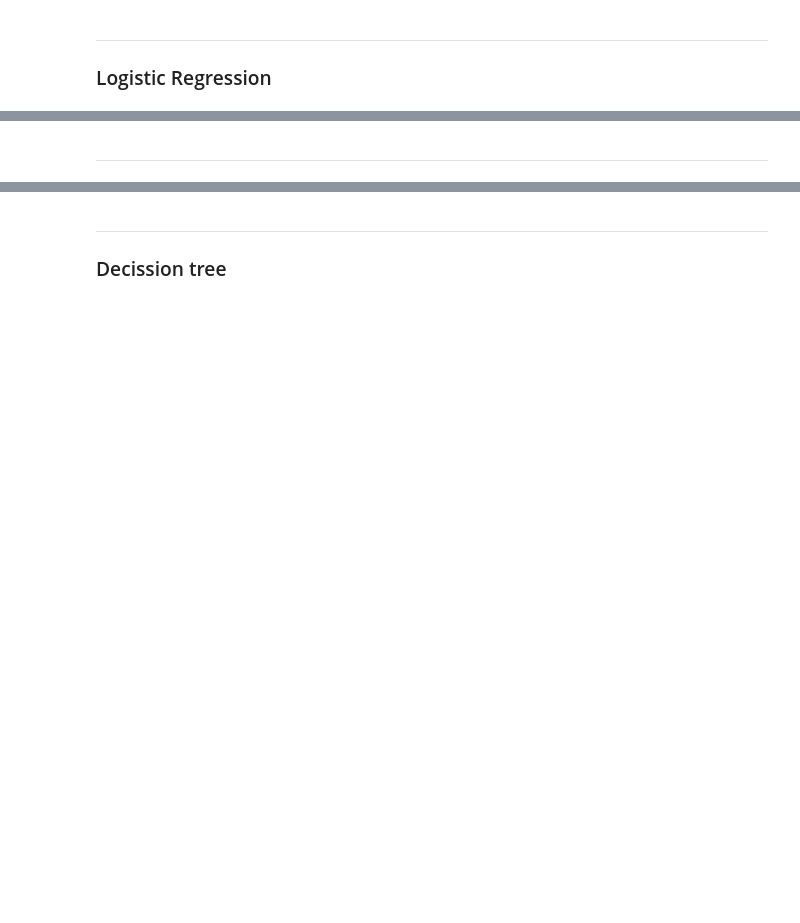
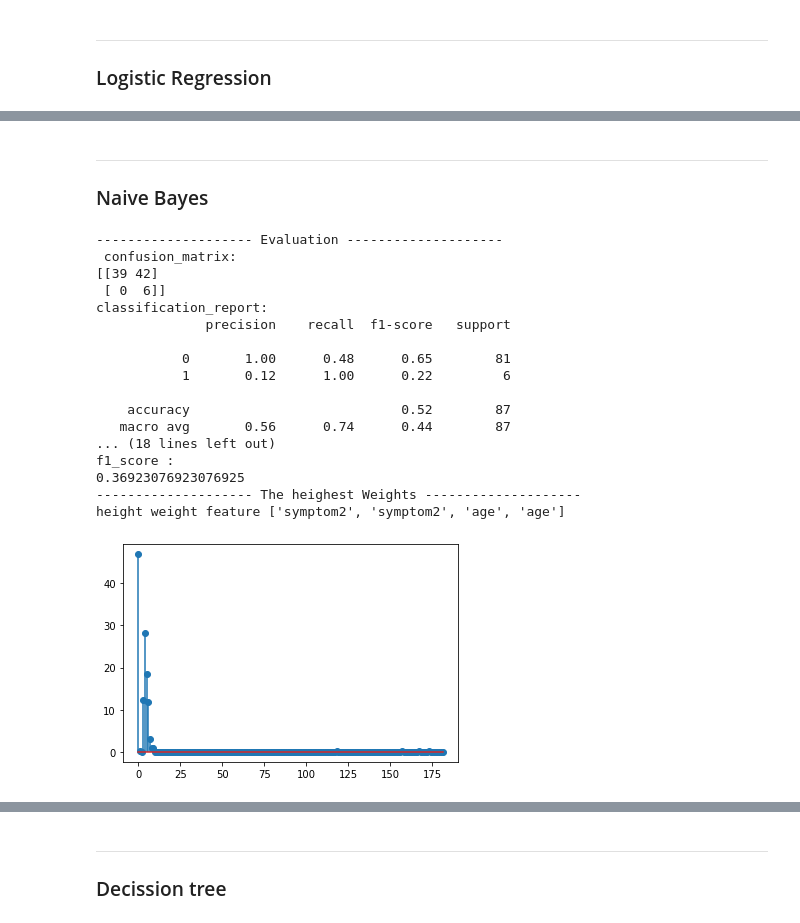
Before and after one commit to FatenElhariry/DEBILearningJourney, a Jupyter notebook: Queen's/ML/Project/Untitled1.ipynb, the cells around one changed output, grey strips where cells are left out. Drawn from its saved outputs; the diff is of its cells as text; code cells hidden in the pictures; blank space fills up the shorter version.

```diff
--- a/Queen's/ML/Project/Untitled1.ipynb
+++ b/Queen's/ML/Project/Untitled1.ipynb
@@ -372,5 +434,31 @@ metrics.f1_score(y_valid, y_pred, average='weighted', labels=np.unique(y_pred))
 # %% [markdown]
 ***
+### Naive Bayes
 # %%
 gnb = GaussianNB()
-gnb.fit(X_train, y_train)
+print(f"{'-' * 20} Evaluation {'-'* 20}")
+evaluate_measure(gnb)
+print(f"{'-' * 20} Test {'-'* 20}")
+test_model(gnb)
+print(f"{'-'* 20} The heighest Weights {'-'* 20}")
+w_cof = gnb.theta_
+get_heighest_coefficiant(w_cof)
+# %% [output]
+-------------------- Evaluation --------------------
+ confusion_matrix:
+[[39 42]
+ [ 0  6]]
+classification_report:
+              precision    recall  f1-score   support
+
+           0       1.00      0.48      0.65        81
+           1       0.12      1.00      0.22         6
+
+    accuracy                           0.52        87
+   macro avg       0.56      0.74      0.44        87
+... (18 lines left out)
+f1_score :
+0.36923076923076925
+-------------------- The heighest Weights --------------------
+height weight feature ['symptom2', 'symptom2', 'age', 'age']
+[figure, added]
```
Also changed, not shown: parts of 25 cells of this notebook.
